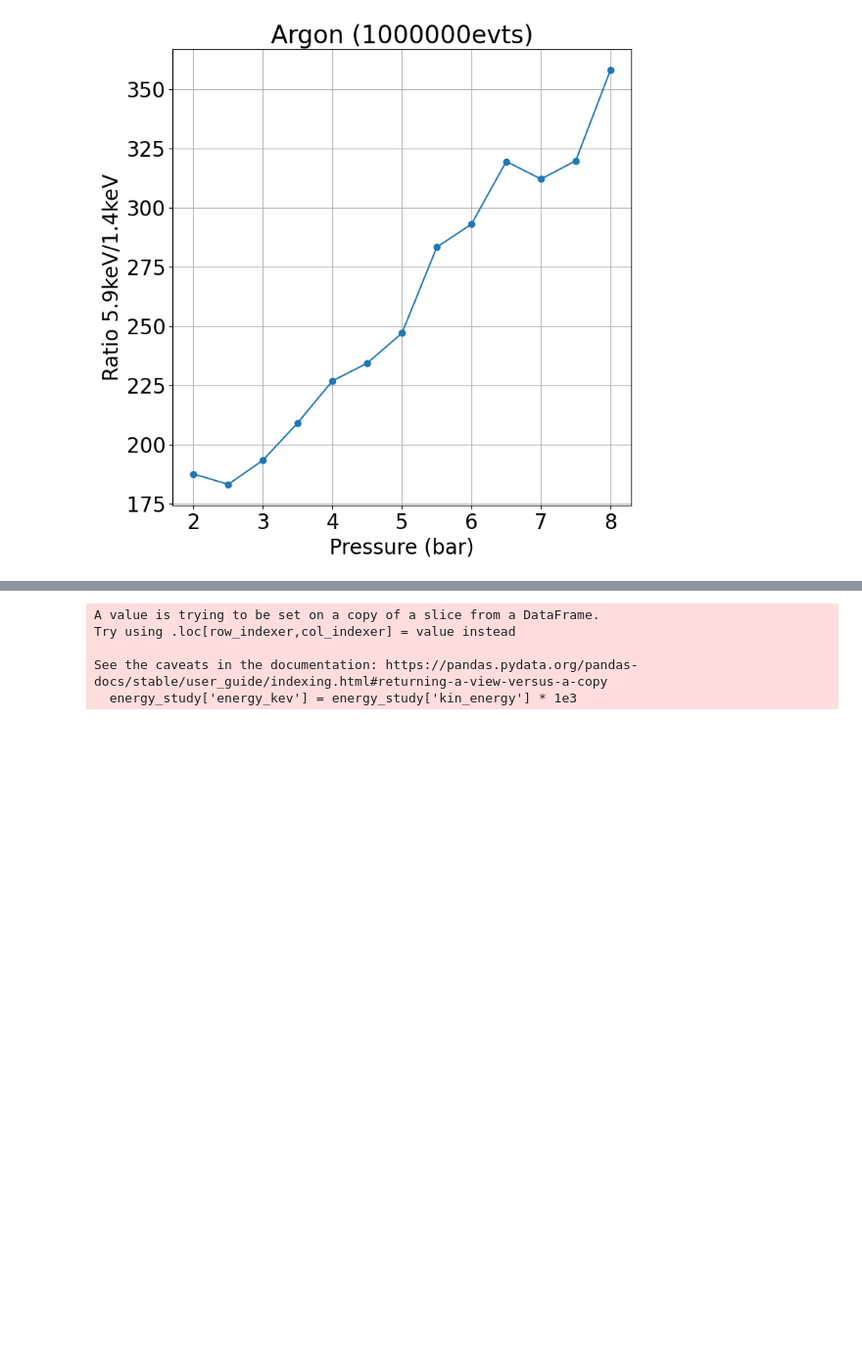
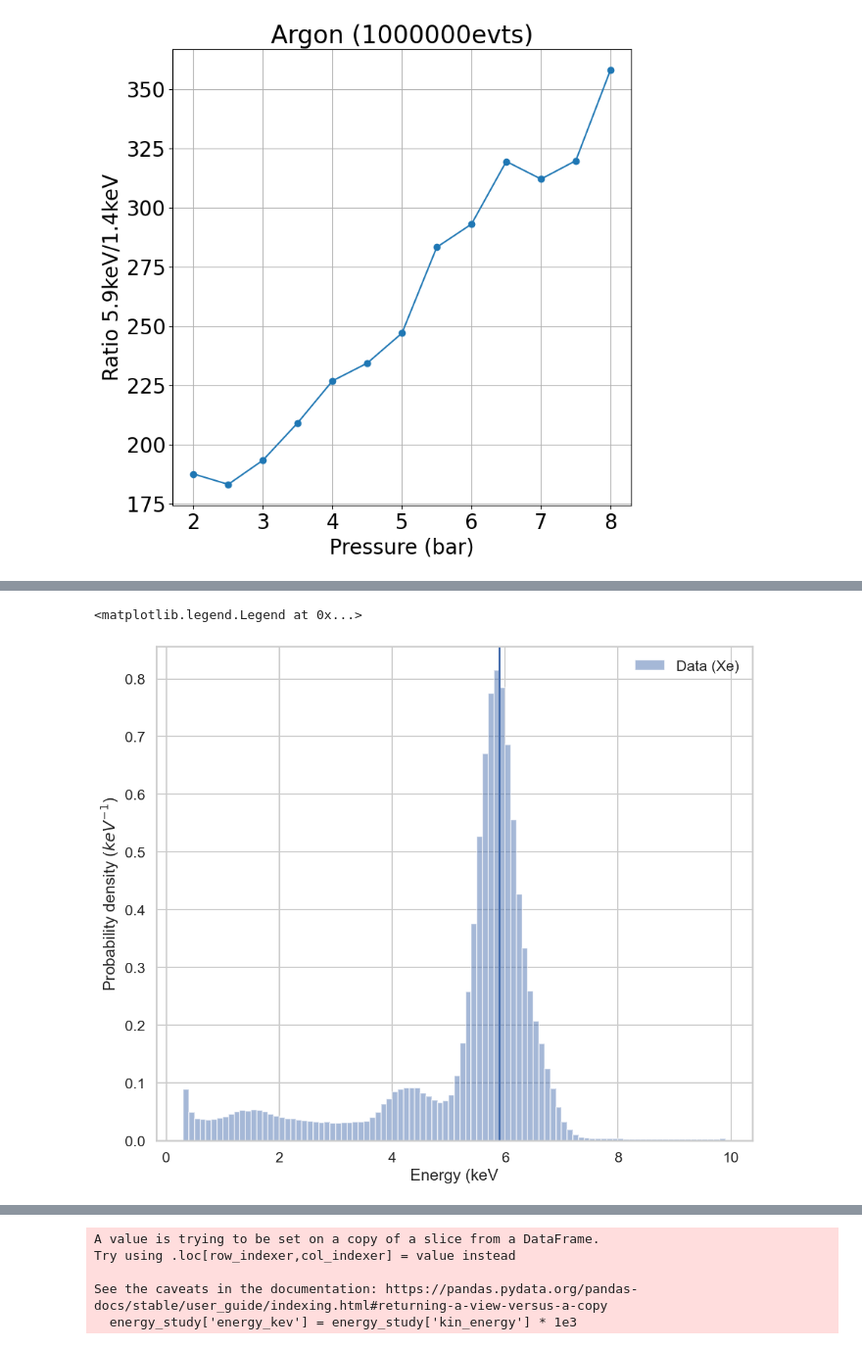
Before and after one commit to ludophys/PhD_Thesis2, a Jupyter notebook: GanEss/analyse/Geant4_GaP_analysis_(current).ipynb, the cells around one changed output, grey strips where cells are left out. Shown at 98% size. Saved outputs shown, nothing was run; the diff lists cells and outputs as text; code cells hidden in the pictures; blank space fills up the shorter version.

```diff
--- a/GanEss/analyse/Geant4_GaP_analysis_(current).ipynb
+++ b/GanEss/analyse/Geant4_GaP_analysis_(current).ipynb
@@ -501,0 +415,15 @@ Index: []
+# %%
+#overlap between data and g4 results
+bins = np.arange(0.3, 10, 0.1)
+ene_data = np.loadtxt("/Users/ldonneger/Desktop/PhD_Thesis2/GanEss/analyse/GaP_G4/data/Xe_8.5bar_data.txt")
+ene_g4 = np.loadtxt("/Users/ldonneger/Desktop/PhD_Thesis2/GanEss/analyse/GaP_G4/Run_53/Run_53_ke_sm.txt")
+
+plt.hist(ene_data, bins=bins, density=True, alpha=0.5, label='Data (Xe)')
+#plt.hist(ene_g4, bins=bins, density=True, alpha=0.5, label='G4 (Xe)')
+plt.xlabel('Energy (keV')
+plt.ylabel('Probability density ($keV^{-1}$)')
+plt.axvline(5.9)
+plt.legend()
+# %% [output]
+<matplotlib.legend.Legend at 0x...>
+[figure, added]
```
Also changed, not shown: parts of 33 cells of this notebook.
